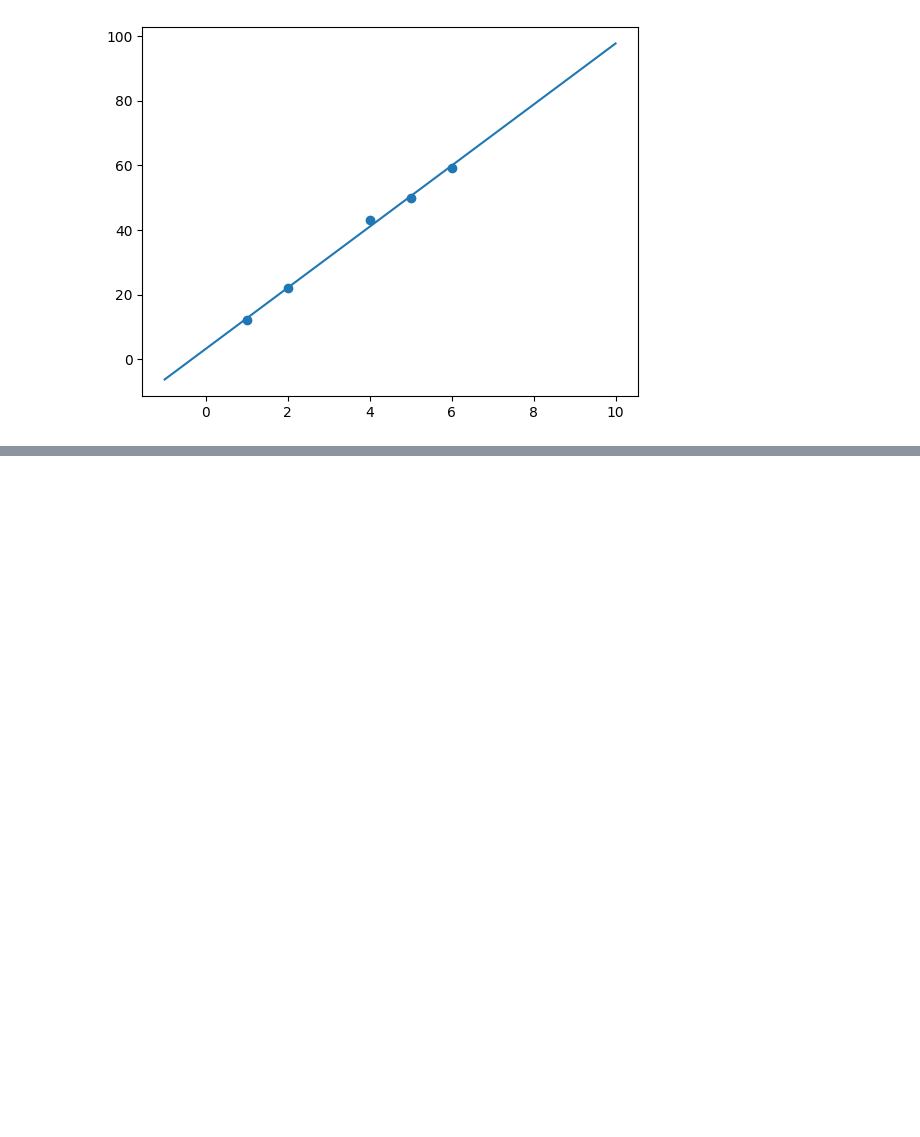
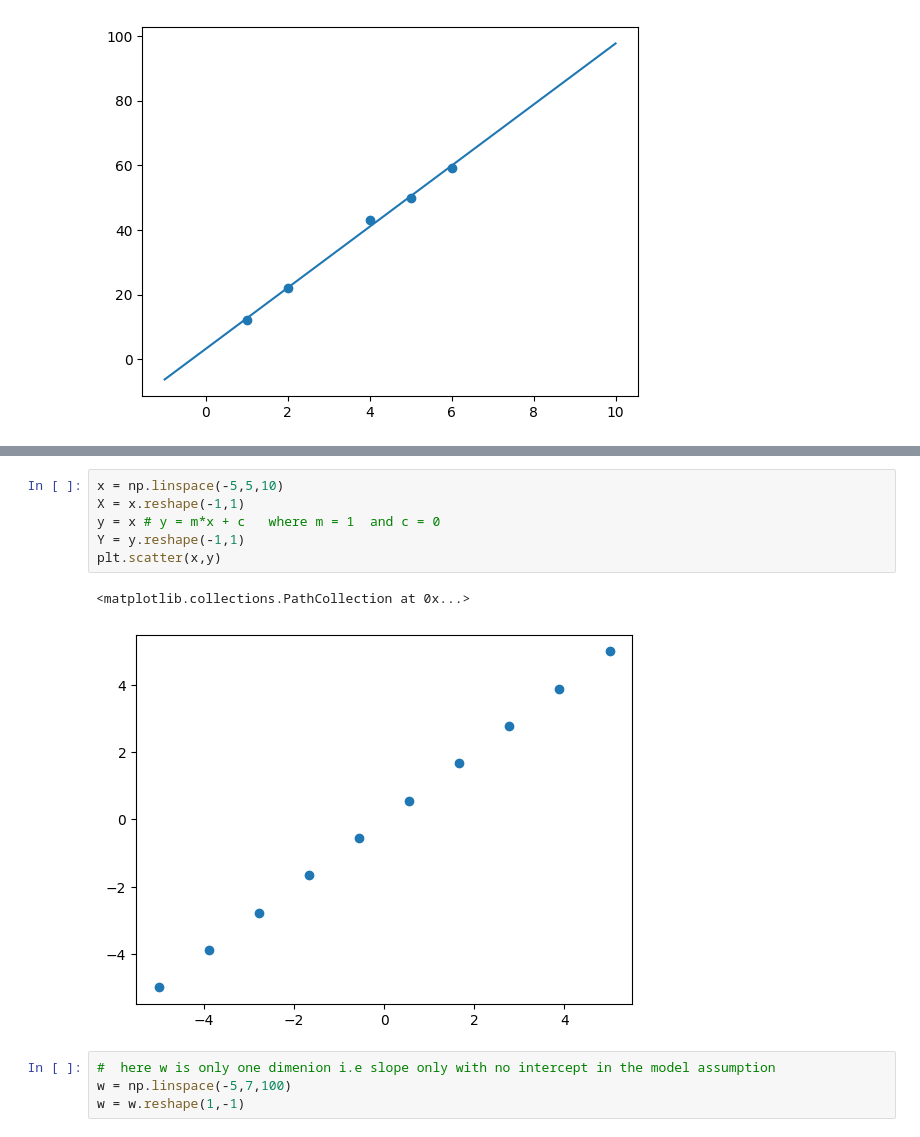
Before and after one commit to aruntakhur/GEU_ML_Jan_25, a Jupyter notebook: LinearRegression_Jan2025.ipynb, the cells around one changed output, grey strips where cells are left out. Saved outputs shown, nothing was run; the diff lists cells and outputs as text; blank space fills up the shorter version.

```diff
--- a/LinearRegression_Jan2025.ipynb
+++ b/LinearRegression_Jan2025.ipynb
@@ -49,0 +48,13 @@ plt.plot(x,y)
+# %%
+x = np.linspace(-5,5,10)
+X = x.reshape(-1,1)
+y = x # y = m*x + c   where m = 1  and c = 0
+Y = y.reshape(-1,1)
+plt.scatter(x,y)
+# %% [output]
+<matplotlib.collections.PathCollection at 0x...>
+[figure, added]
+# %%
+#  here w is only one dimenion i.e slope only with no intercept in the model assumption
+w = np.linspace(-5,7,100)
+w = w.reshape(1,-1)
```
Also changed, not shown: parts of 6 cells of this notebook.
